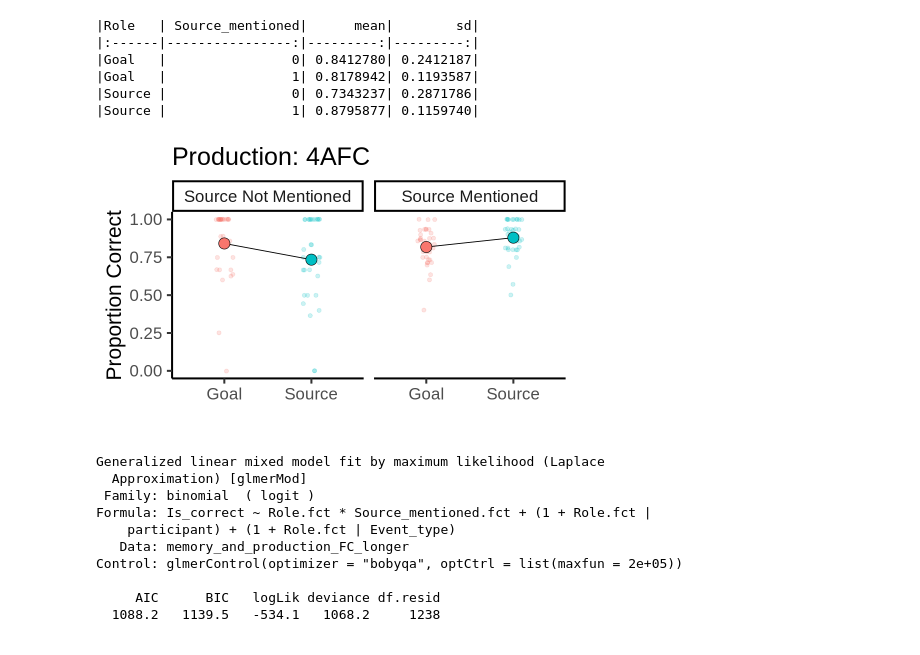
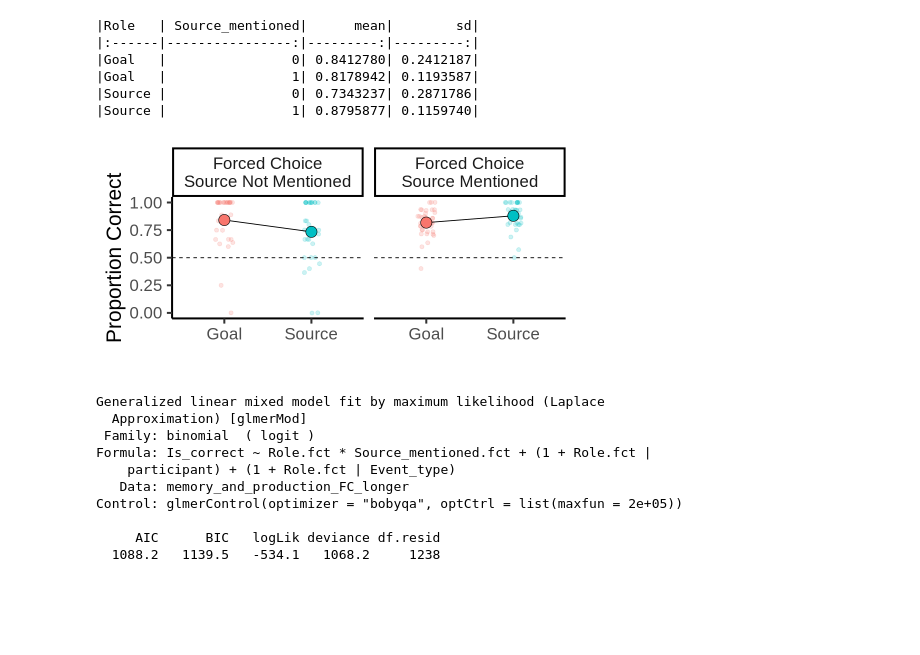
Before and after one commit to cheny39/source_goal_SD_FC, a Jupyter notebook: Source_Goal_Asymmetry_Analysis.ipynb, the cells around one changed output. Cells and saved outputs as stored; diff of their text form; code cells hidden in the pictures; blank space fills up the shorter version.

```diff
--- a/Source_Goal_Asymmetry_Analysis.ipynb
+++ b/Source_Goal_Asymmetry_Analysis.ipynb
@@ -463,31 +487,31 @@ using the `.groups` argument.
 |Source |                1| 0.8795877| 0.1159740|
 # %%
 facet_names <- c(
-                    '0' = "Source Not Mentioned",
-                    '1' = "Source Mentioned"
+                    '0' = "Forced Choice\nSource Not Mentioned",
+                    '1' = "Forced Choice\nSource Mentioned"
                     )
 # %%
-options(repr.plot.width = 8, repr.plot.height = 5)
+options(repr.plot.width = 8, repr.plot.height = 4)
 accuracy_by_Source_mentioned %>%
 ggplot(aes(Role, accuracy)) +
 # geom_bar(stat = "summary", position = position_dodge())+
 # facet_wrap(.~Type)+
 facet_wrap(.~Source_mentioned, labeller = as_labeller(facet_names))+
 geom_point(aes(color = Role), position = position_jitter(0.1), size = 2, alpha = 0.2)+
 # geom_line(aes(group = ID))+
-# geom_hline(yintercept = 0.5, linetype = 2)+
+geom_hline(yintercept = 0.5, linetype = 2)+
 # stat_summary(fun.data = mean_se,  geom = "errorbar", width = 0.2, size = 1,
                           # position = position_dodge(0.9))    +
 stat_summary(fun="mean", geom="path", aes(group=1))+
 stat_summary(aes(fill = Role), fun = "mean",  geom = "point", size = 6, shape = 21, color = "black")    +
 # geom_bar(stat = "identity", position = "dodge", width = 1, color="black", alpha =0.8)+
 coord_cartesian(ylim = c(0,1))+
 theme(legend.position = "none")+
-labs(x="", y = "Proportion Correct", title = "Production: 4AFC")
+labs(x="", y = "Proportion Correct")
 # scale_fill_brewer(palette = "Dark2", direction = 1)
 # geom_histogram(stat = "identity", position = "fill", width = 1)
 # %% [output]
-[figure, old version]
+[figure, new version]
 # %%
 contrasts(memory_and_production_FC_longer$Role.fct) = contr.sum(2)
 contrasts(memory_and_production_FC_longer$Source_mentioned.fct) = contr.sum(2)
```
Also changed, not shown: parts of 47 cells of this notebook.
